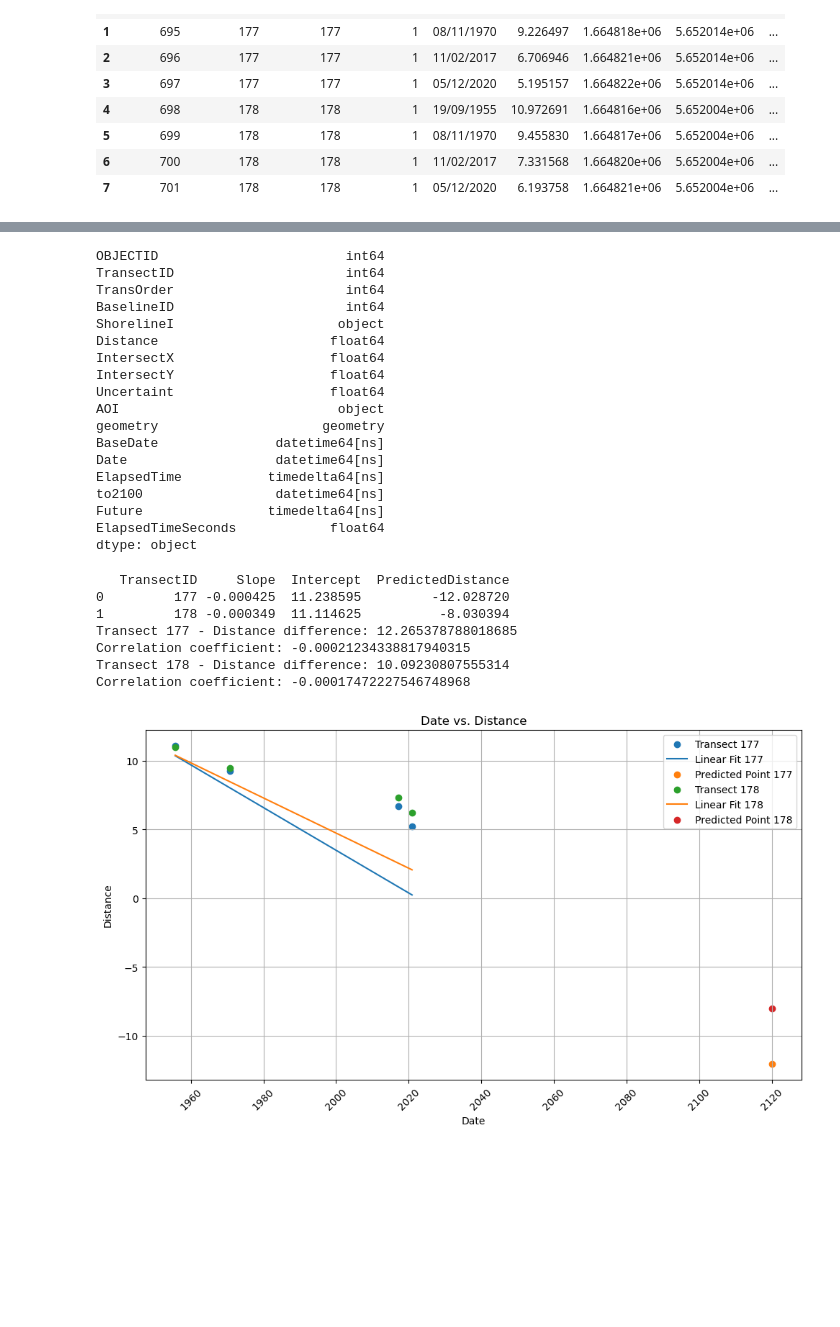
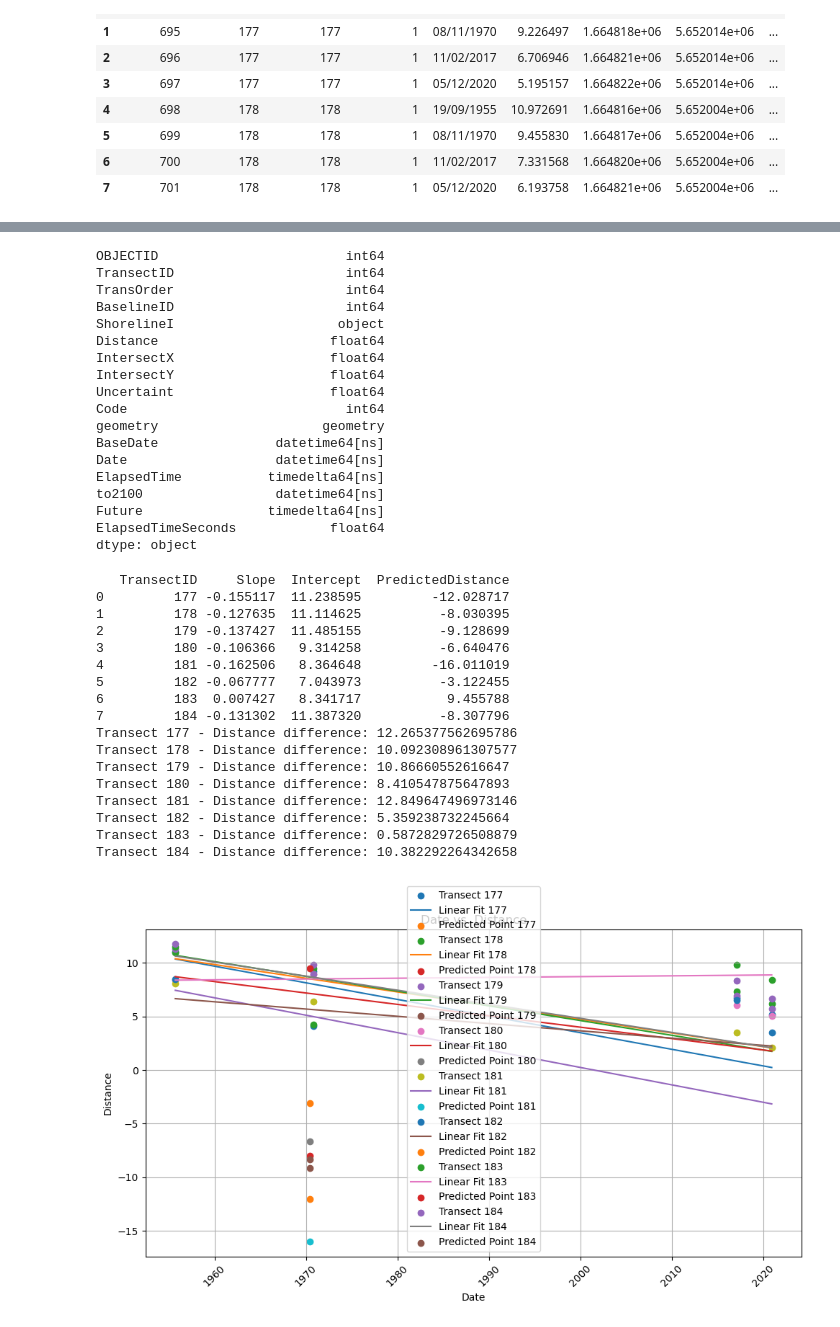
Before and after one commit to RNC-Research-Group/CliffErosion_Projections, a Jupyter notebook: Shoreline Projection Double.ipynb, the cells around one changed output, grey strips where cells are left out. Drawn from its saved outputs; the diff is of its cells as text; code cells hidden in the pictures; blank space fills up the shorter version.

Commit message:
Editing distance and years complete

```diff
--- a/Shoreline Projection Double.ipynb
+++ b/Shoreline Projection Double.ipynb
@@ -12,8 +12,8 @@ from shapely.affinity import translate
 from shapely.geometry import Polygon
 # %%
 #Load shapefile
-TestPoints = gpd.read_file('C:\Repo\Shoreline_Projections\Shapefiles\CapeEgmont_TEST_intersect2.shp')
-# first mark change
+TestPoints = gpd.read_file('Shapefiles\CapeEgmont_TEST_intersect3.shp')
+
 #View shapefile table
 TestPoints
 # %% [output]
@@ -83,7 +97,7 @@ Distance                      float64
 IntersectX                    float64
 IntersectY                    float64
 Uncertaint                    float64
-AOI                            object
+Code                            int64
 geometry                     geometry
 BaseDate               datetime64[ns]
 Date                   datetime64[ns]
@@ -99,7 +113,7 @@ distances = np.array(TestPoints['Distance'])  # Replace with your distance value
 
 # Convert datetime to numerical values (days since a reference date)
 reference_date = pd.to_datetime('1950-01-01')
-numerical_dates = (dates - reference_date).dt.days
+numerical_dates = (dates - reference_date).dt.days/365.25
 
 # Group data by Transect ID
 grouped = TestPoints.groupby('TransectID')
@@ -108,14 +122,14 @@ grouped = TestPoints.groupby('TransectID')
 results = []
 for group_name, group_data in grouped:
     # Convert datetime to numerical values (days since a reference date)
-    group_data['NumericalDate'] = (group_data['Date'] - reference_date).dt.days
+    group_data['NumericalDate'] = (group_data['Date'] - reference_date).dt.days/365.25
 
     coefficients = np.polyfit(group_data['NumericalDate'], group_data['Distance'], 1)
     slope = 2 * coefficients[0]  # Multiply the slope by 2
     intercept = coefficients[1]
 
     # Calculate the predicted distance for the target date (2100-01-01)
-    numerical_target_date = (pd.to_datetime('2100-01-01') - reference_date).days
+    numerical_target_date = (pd.to_datetime('2100-01-01') - reference_date).days/365.25
     predicted_distance_target = slope * numerical_target_date + intercept
 
     results.append({
@@ -134,51 +148,63 @@ print(results_df)
 # Calculate the absolute difference between the predicted distances and the old distances for each Transect ID
 plt.figure(figsize=(10, 6))
 
+distance_lookup = {}
+
 for group_name, group_data in grouped:
     # Convert datetime to numerical values (days since a reference date)
-    group_data['NumericalDate'] = (group_data['Date'] - reference_date).dt.days
+    group_data['NumericalDate'] = (group_data['Date'] - reference_date).dt.days/365.25
 
     coefficients = np.polyfit(group_data['NumericalDate'], group_data['Distance'], 1)
     slope = 2 * coefficients[0]  # Multiply the slope by 2
     intercept = coefficients[1]
 
     # Calculate the predicted distance for the last old data point's date
     last_old_date = group_data['Date'].max()
-    numerical_last_old_date = (last_old_date - reference_date).days
+    numerical_last_old_date = (last_old_date - reference_date).days/365.25
     predicted_distance_last_old = slope * numerical_last_old_date + intercept
 
     # Calculate the predicted distance for the target date
-    numerical_target_date = (pd.to_datetime('2100-01-01') - reference_date).days
+    numerical_target_date = (pd.to_datetime('2100-01-01') - reference_date).days/365.25
     predicted_distance_target = slope * numerical_target_date + intercept
 
     # Calculate the absolute difference between the predicted distances
     distance_difference = abs(predicted_distance_last_old - predicted_distance_target)
+    distance_lookup[group_name] = distance_difference
 
     plt.scatter(group_data['Date'], group_data['Distance'], label=f'Transect {group_name}')
     plt.plot(group_data['Date'], slope * group_data['NumericalDate'] + intercept, label=f'Linear Fit {group_name}')
     plt.scatter(numerical_target_date, predicted_distance_target, label=f'Predicted Point {group_name}')
 
     print(f"Transect {group_name} - Distance difference: {distance_difference}")
-    print(f"Correlation coefficient: {coefficients[0]}")
 
 plt.xlabel('Date')
 plt.ylabel('Distance')
 plt.title('Date vs. Distance')
 plt.legend()
 plt.grid(True)
 plt.xticks(rotation=45)
 plt.tight_layout()
 
 plt.show()
 # %% [output]
    TransectID     Slope  Intercept  PredictedDistance
-0         177 -0.000425  11.238595         -12.028720
-1         178 -0.000349  11.114625          -8.030394
-Transect 177 - Distance difference: 12.265378788018685
-Correlation coefficient: -0.00021234338817940315
-Transect 178 - Distance difference: 10.09230807555314
-Correlation coefficient: -0.00017472227546748968
+0         177 -0.155117  11.238595         -12.028717
+1         178 -0.127635  11.114625          -8.030395
+2         179 -0.137427  11.485155          -9.128699
+3         180 -0.106366   9.314258          -6.640476
+4         181 -0.162506   8.364648         -16.011019
+5         182 -0.067777   7.043973          -3.122455
+6         183  0.007427   8.341717           9.455788
+7         184 -0.131302  11.387320          -8.307796
+Transect 177 - Distance difference: 12.265377562695786
+Transect 178 - Distance difference: 10.092308961307577
+Transect 179 - Distance difference: 10.86660552616647
+Transect 180 - Distance difference: 8.410547875647893
+Transect 181 - Distance difference: 12.849647496973146
+Transect 182 - Distance difference: 5.359238732245664
+Transect 183 - Distance difference: 0.5872829726508879
+Transect 184 - Distance difference: 10.382292264342658
-[figure, old version]
+[figure, new version]
 # %%
 print(group_data.info())
 # %% [output]
```
Also changed, not shown: parts of 9 cells of this notebook, 4 other files.
